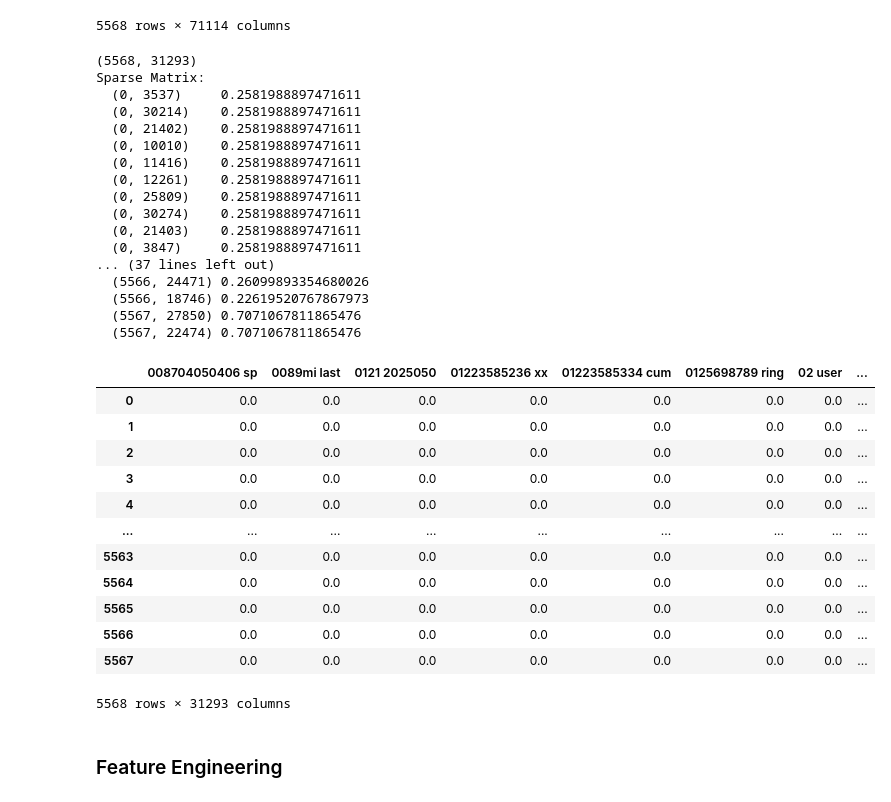
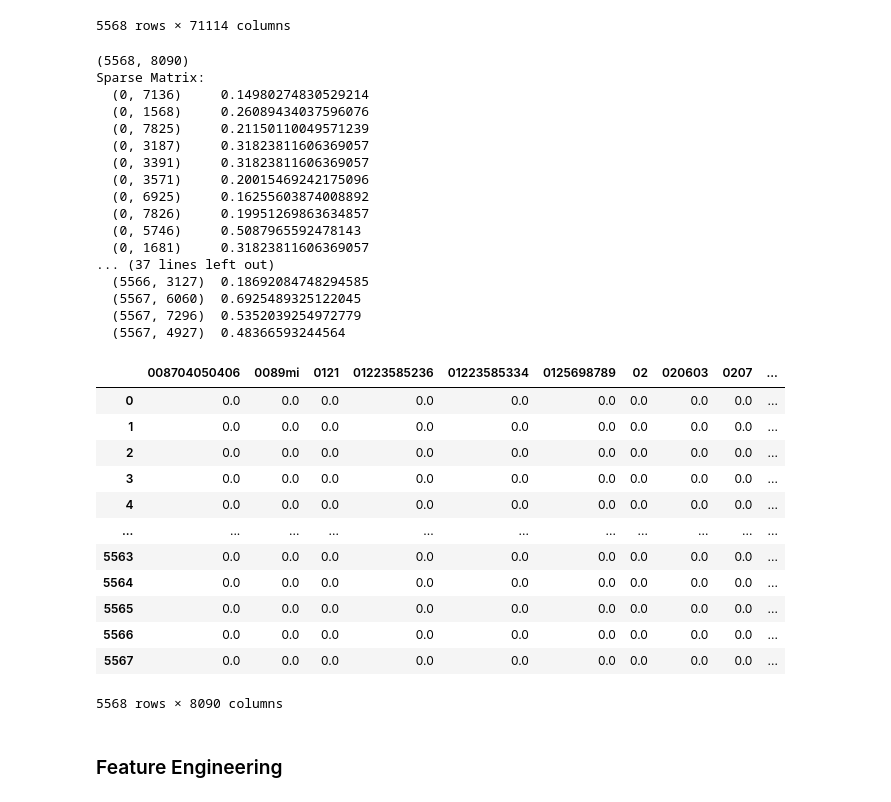
Before and after one commit to AhmedEhabH/SMS-SpamCollectionClassification, a Jupyter notebook: main.ipynb, the cells around one changed output. Cells and saved outputs as stored; diff of their text form; code cells hidden in the pictures.

```diff
--- a/main.ipynb
+++ b/main.ipynb
@@ -649,42 +642,42 @@ Sparse Matrix:
 # %%
 from sklearn.feature_extraction.text import TfidfVectorizer
 
-tfidf_vect = TfidfVectorizer(ngram_range=(2, 2))
+tfidf_vect = TfidfVectorizer(ngram_range=(1, 1))
 features_tfidf = tfidf_vect.fit_transform(df['cleaned_text'])
 print(features_tfidf.shape)
 print(f'Sparse Matrix:\n{features_tfidf}')
 features_tfidf = pd.DataFrame(features_tfidf.toarray(), columns=tfidf_vect.get_feature_names())
 features_tfidf
 # %% [output]
-(5568, 31293)
+(5568, 8090)
 Sparse Matrix:
-  (0, 3537)     0.2581988897471611
-  (0, 30214)    0.2581988897471611
-  (0, 21402)    0.2581988897471611
-  (0, 10010)    0.2581988897471611
-  (0, 11416)    0.2581988897471611
-  (0, 12261)    0.2581988897471611
-  (0, 25809)    0.2581988897471611
-  (0, 30274)    0.2581988897471611
-  (0, 21403)    0.2581988897471611
-  (0, 3847)     0.2581988897471611
+  (0, 7136)     0.14980274830529214
+  (0, 1568)     0.26089434037596076
+  (0, 7825)     0.21150110049571239
+  (0, 3187)     0.31823811606369057
+  (0, 3391)     0.31823811606369057
+  (0, 3571)     0.20015469242175096
+  (0, 6925)     0.16255603874008892
+  (0, 7826)     0.19951269863634857
+  (0, 5746)     0.5087965592478143
+  (0, 1681)     0.31823811606369057
 ... (37 lines left out)
-  (5566, 24471) 0.26099893354680026
-  (5566, 18746) 0.22619520767867973
-  (5567, 27850) 0.7071067811865476
-  (5567, 22474) 0.7071067811865476
+  (5566, 3127)  0.18692084748294585
+  (5567, 6060)  0.6925489325122045
+  (5567, 7296)  0.5352039254972779
+  (5567, 4927)  0.48366593244564
-|  | 008704050406 sp | 0089mi last | 0121 2025050 | 01223585236 xx | 01223585334 cum | 0125698789 ring | 02 user | ... |
-| 0 | 0.0 | 0.0 | 0.0 | 0.0 | 0.0 | 0.0 | 0.0 | ... |
-| 1 | 0.0 | 0.0 | 0.0 | 0.0 | 0.0 | 0.0 | 0.0 | ... |
-| 2 | 0.0 | 0.0 | 0.0 | 0.0 | 0.0 | 0.0 | 0.0 | ... |
-| 3 | 0.0 | 0.0 | 0.0 | 0.0 | 0.0 | 0.0 | 0.0 | ... |
-| 4 | 0.0 | 0.0 | 0.0 | 0.0 | 0.0 | 0.0 | 0.0 | ... |
-| ... | ... | ... | ... | ... | ... | ... | ... | ... |
-| 5563 | 0.0 | 0.0 | 0.0 | 0.0 | 0.0 | 0.0 | 0.0 | ... |
-| 5564 | 0.0 | 0.0 | 0.0 | 0.0 | 0.0 | 0.0 | 0.0 | ... |
-| 5565 | 0.0 | 0.0 | 0.0 | 0.0 | 0.0 | 0.0 | 0.0 | ... |
-| 5566 | 0.0 | 0.0 | 0.0 | 0.0 | 0.0 | 0.0 | 0.0 | ... |
-| 5567 | 0.0 | 0.0 | 0.0 | 0.0 | 0.0 | 0.0 | 0.0 | ... |
+|  | 008704050406 | 0089mi | 0121 | 01223585236 | 01223585334 | 0125698789 | 02 | 020603 | 0207 | ... |
+| 0 | 0.0 | 0.0 | 0.0 | 0.0 | 0.0 | 0.0 | 0.0 | 0.0 | 0.0 | ... |
+| 1 | 0.0 | 0.0 | 0.0 | 0.0 | 0.0 | 0.0 | 0.0 | 0.0 | 0.0 | ... |
+| 2 | 0.0 | 0.0 | 0.0 | 0.0 | 0.0 | 0.0 | 0.0 | 0.0 | 0.0 | ... |
+| 3 | 0.0 | 0.0 | 0.0 | 0.0 | 0.0 | 0.0 | 0.0 | 0.0 | 0.0 | ... |
+| 4 | 0.0 | 0.0 | 0.0 | 0.0 | 0.0 | 0.0 | 0.0 | 0.0 | 0.0 | ... |
+| ... | ... | ... | ... | ... | ... | ... | ... | ... | ... | ... |
+| 5563 | 0.0 | 0.0 | 0.0 | 0.0 | 0.0 | 0.0 | 0.0 | 0.0 | 0.0 | ... |
+| 5564 | 0.0 | 0.0 | 0.0 | 0.0 | 0.0 | 0.0 | 0.0 | 0.0 | 0.0 | ... |
+| 5565 | 0.0 | 0.0 | 0.0 | 0.0 | 0.0 | 0.0 | 0.0 | 0.0 | 0.0 | ... |
+| 5566 | 0.0 | 0.0 | 0.0 | 0.0 | 0.0 | 0.0 | 0.0 | 0.0 | 0.0 | ... |
+| 5567 | 0.0 | 0.0 | 0.0 | 0.0 | 0.0 | 0.0 | 0.0 | 0.0 | 0.0 | ... |
-5568 rows × 31293 columns
+5568 rows × 8090 columns
 # %% [markdown]
 ### Feature Engineering
```
Also changed, not shown: parts of 18 cells of this notebook.
